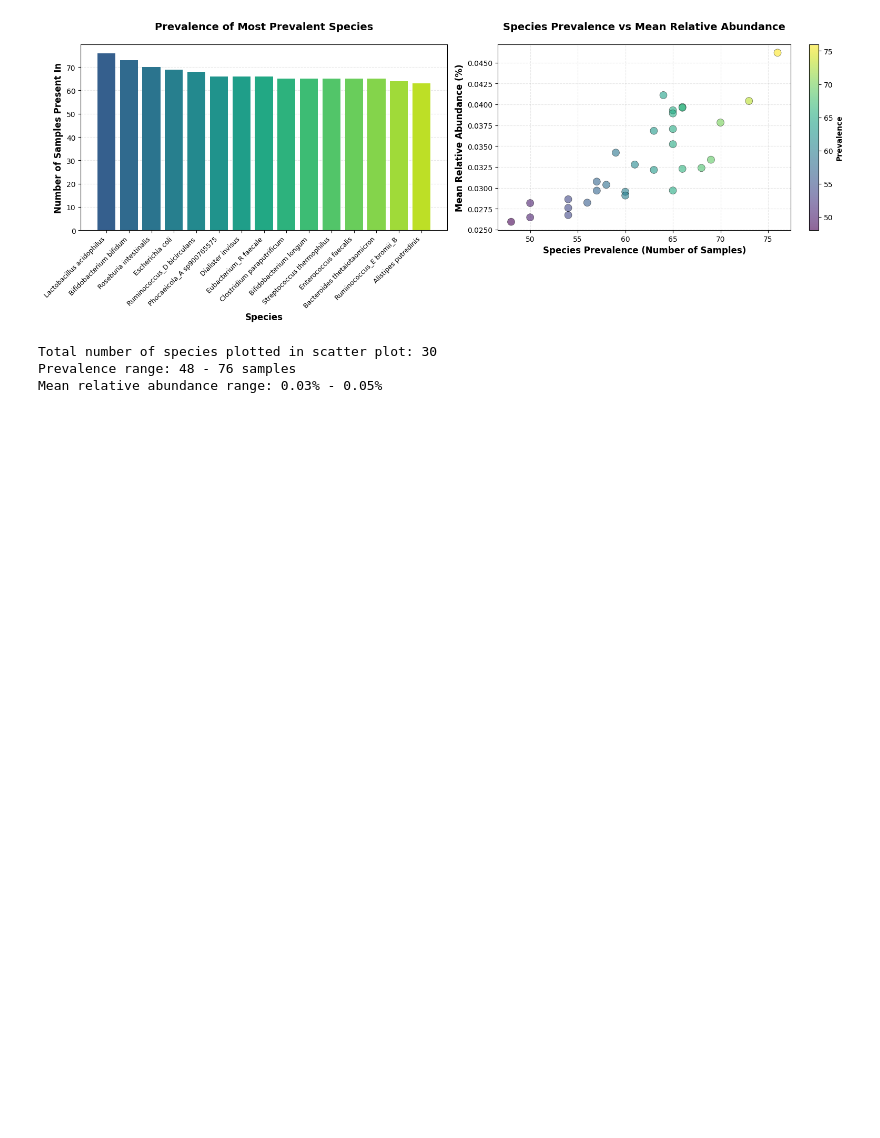
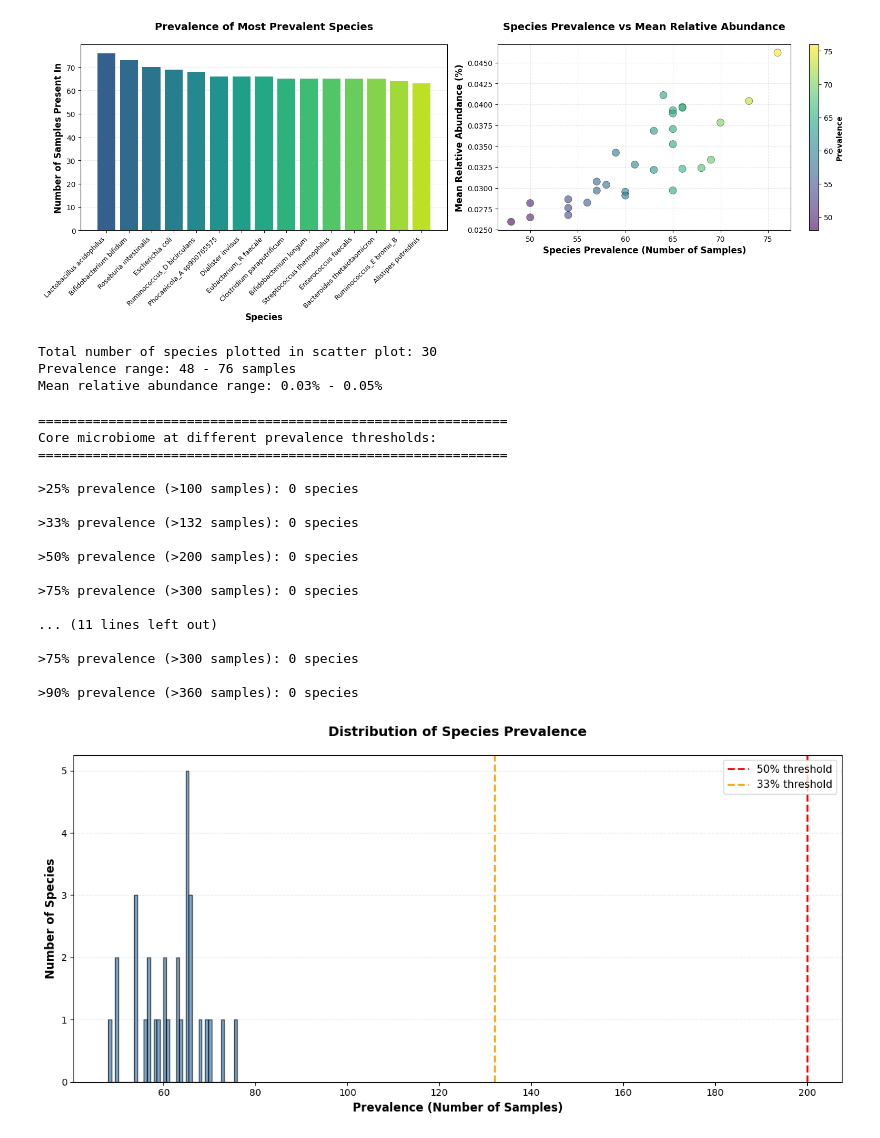
Before and after one commit to ValeriiaZhovannyk/metagenomics, a Jupyter notebook: HW1/code.ipynb, the cells around one changed output. Cells and saved outputs as stored; diff of their text form; code cells hidden in the pictures; blank space fills up the shorter version.

```diff
--- a/HW1/code.ipynb
+++ b/HW1/code.ipynb
@@ -88,3 +89,52 @@ print(f'Mean relative abundance range: {species_mean_abundance.min():.2f}% - {sp
 Total number of species plotted in scatter plot: 30
 Prevalence range: 48 - 76 samples
 Mean relative abundance range: 0.03% - 0.05%
+# %%
+# Analysis at different prevalence thresholds
+total_samples = df_abundance.shape[0]
+
+print('\n' + '='*60)
+print('Core microbiome at different prevalence thresholds:')
+print('='*60)
+
+thresholds = [0.25, 0.33, 0.50, 0.75, 0.90]
+for threshold in thresholds:
+    threshold_value = total_samples * threshold
+    species_at_threshold = species_prevalence[species_prevalence > threshold_value]
+    print(f'\n>{threshold*100:.0f}% prevalence (>{threshold_value:.0f} samples): {len(species_at_threshold)} species')
+    if len(species_at_threshold) > 0 and len(species_at_threshold) <= 10:
+        print(f'  Species: {list(species_at_threshold.index)}')
+
+# Visualize prevalence distribution
+fig, ax = plt.subplots(figsize=(12, 6))
+ax.hist(species_prevalence, bins=40, color='steelblue', edgecolor='black', alpha=0.7)
+ax.axvline(total_samples * 0.5, color='red', linestyle='--', linewidth=2, label='50% threshold')
+ax.axvline(total_samples * 0.33, color='orange', linestyle='--', linewidth=2, label='33% threshold')
+ax.set_xlabel('Prevalence (Number of Samples)', fontsize=12, fontweight='bold')
+ax.set_ylabel('Number of Species', fontsize=12, fontweight='bold')
+ax.set_title('Distribution of Species Prevalence', fontsize=14, fontweight='bold', pad=20)
+ax.legend(fontsize=11)
+ax.grid(axis='y', alpha=0.3, linestyle='--')
+ax.set_axisbelow(True)
+plt.tight_layout()
+plt.savefig('../HW1/output/core_microbiome_analysis.png', dpi=300, bbox_inches='tight')
+plt.show()
+# %% [output]
+============================================================
+Core microbiome at different prevalence thresholds:
+============================================================
+
+>25% prevalence (>100 samples): 0 species
+
+>33% prevalence (>132 samples): 0 species
+
+>50% prevalence (>200 samples): 0 species
+
+>75% prevalence (>300 samples): 0 species
+
+... (11 lines left out)
+
+>75% prevalence (>300 samples): 0 species
+
+>90% prevalence (>360 samples): 0 species
+[figure, added]
```
Also changed, not shown: parts of 8 cells of this notebook, 5 other files.
